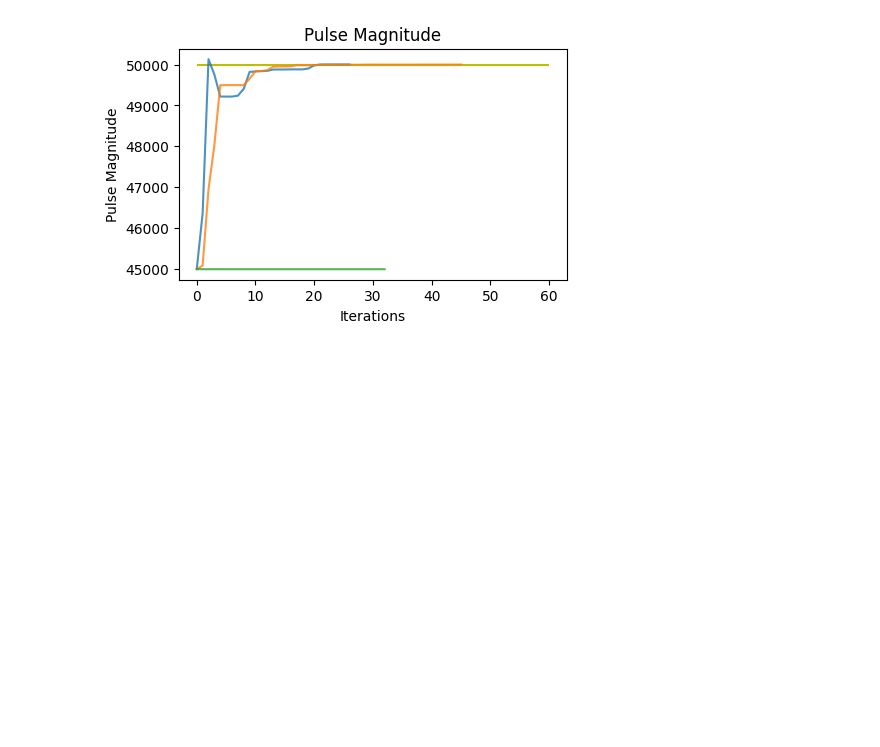
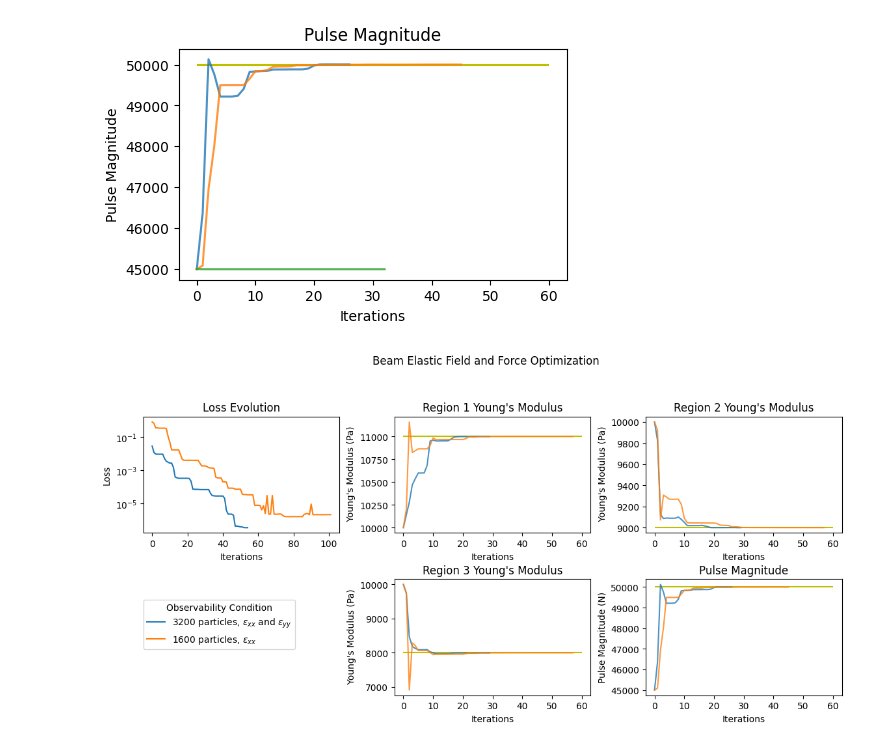
Before and after one commit to geoelements-dev/diffmpm_bridge, a Jupyter notebook: examples/2d_multistiffness_force/results.ipynb, the cells around one changed output. Cells and saved outputs as stored; diff of their text form; code cells hidden in the pictures; blank space fills up the shorter version.

```diff
--- a/examples/2d_multistiffness_force/results.ipynb
+++ b/examples/2d_multistiffness_force/results.ipynb
@@ -142,3 +142,85 @@ for i, key in enumerate(keys):
 [figure]
 [figure]
 [figure]
+# %%
+import matplotlib.pyplot as plt
+import json
+import numpy as np
+import re
+
+filenames = [
+    'result_full_e_f.json',
+    'result_1600x_block.json',
+    # 'result_80x_block.json'
+]
+results = []
+for name in filenames:
+
+    with open(name) as json_file:
+        result = json.load(json_file)
+        results.append(result)
+
+
+
+
+keys = ["E1", "E2", "E3", "F"]
+Es = [1.1e4, 0.9e4, 0.8e4, 5e4]
+scale = [1, 40, 40*2, 40*20, 40*10]
+labels = ['3200 particles, $\epsilon_{xx}$ and $\epsilon_{yy}$',
+          '1600 particles, $\epsilon_{xx}$',
+          '80 particles, $\epsilon_{xx}$',
+          '40 particles, $\epsilon_{xx}$',
+          '4 particles, $\epsilon_{xx}$',
+          '8 particles, $\epsilon_{xx}$']
+colors = []
+
+fig, axs = plt.subplots(2,3, figsize=(12, 6))
+plt.suptitle('Beam Elastic Field and Force Optimization')
+plt.tight_layout(pad=3)
+# plt.figure(figsize=(5,3))
+axs[0, 0].set_title("Loss Evolution")
+axs[0, 0].set_ylabel("Loss")
+axs[0, 0].set_xlabel("Iterations")
+for j, result in enumerate(results):
+    axs[0, 0].plot(np.array(result["losses"]) * scale[j], label=labels[j])
+    # for n_it in result['it_hist']:
+    #     block_index = [sum(it_hist[:i+1]) for i in range(len(it_hist))]
+    #     block_index[0] += 0
+    #     block_index[1] += 0
+        # plt.vlines(block_index[:-1], 1e-0, 1e-10, linestyle="dashed")
+axs[0, 0].legend(loc=(0 , -1), title='Observability Condition')
+axs[0, 0].set_yscale('log')
+axs[1, 0].axis("off")
+
+regions = ['Region 1 Young\'s Modulus',
+           'Region 2 Young\'s Modulus',
+            'Region 3 Young\'s Modulus',
+            'Pulse Magnitude']
+mapping = {
+    0: [0, 1],
+    1: [0, 2],
+    2: [1, 1],
+    3: [1, 2]
+}
+for i, key in enumerate(keys):
+    index = mapping[i]
+    axs[index[0], index[1]].set_title(regions[i])
+
+    y_label = re.search("Modulus", regions[i])
+    if y_label is not None:
+        y_label = regions[i][-16:] + " (Pa)"
+    else:
+        y_label = regions[i] + " (N)"
+    axs[index[0], index[1]].set_ylabel(y_label)
+    axs[index[0], index[1]].set_xlabel("Iterations")
+    axs[index[0], index[1]].hlines(Es[i], 0, 60, color='y', label='True Value')
+    for j, result in enumerate(results):
+        axs[index[0], index[1]].plot(result[key], alpha=0.8, label=labels[j])
+        # block_index = [sum(it_hist[:i+1]) for i in range(len(it_hist))]
+        # block_index[0] += 1
+        # block_index[1] += 1
+        # plt.vlines(block_index[:-1], Es[i]*0.8, Es[i]*1.2, linestyle="dashed")
+    # plt.legend(loc=(1.04,0))
+plt.show()
+# %% [output]
+[figure, added]
```
Also changed, not shown: parts of 2 cells of this notebook, 10 other files.
